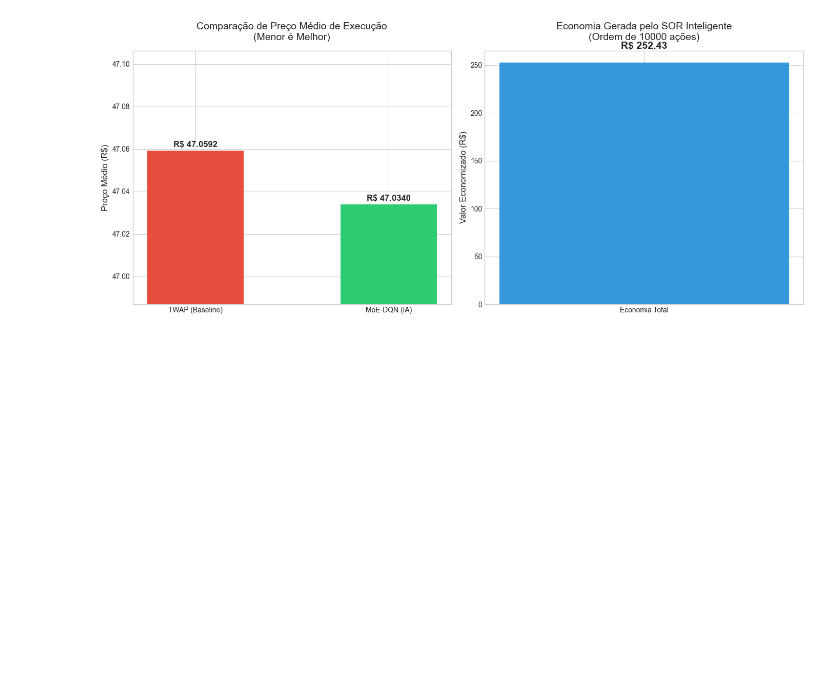
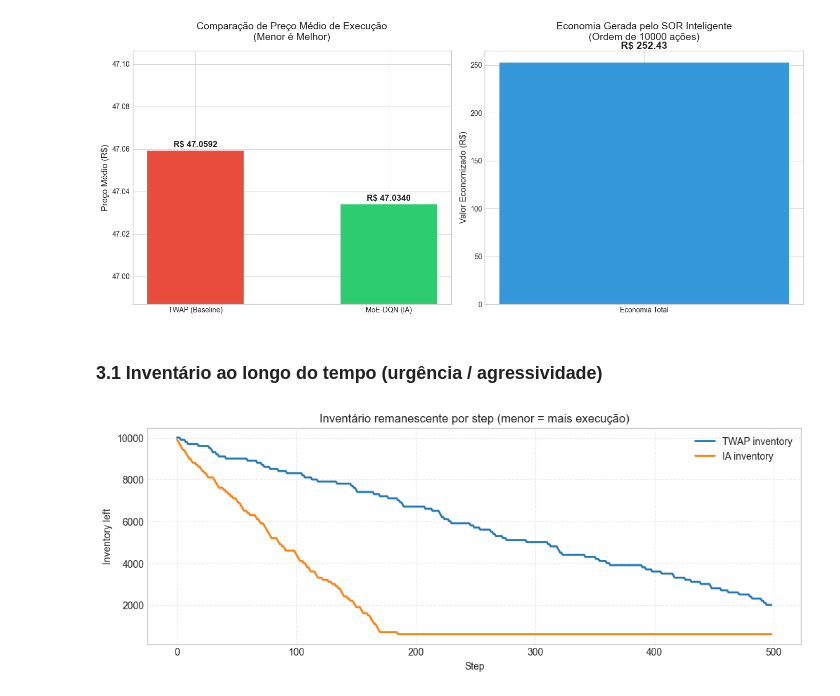
Before and after one commit to tuerepinto/tcc-sor-dql-moe, a Jupyter notebook: notebooks/03_avaliacao_baselines.ipynb, the cells around one changed output. Cells and saved outputs as stored; diff of their text form; code cells hidden in the pictures; blank space fills up the shorter version.

```diff
--- a/notebooks/03_avaliacao_baselines.ipynb
+++ b/notebooks/03_avaliacao_baselines.ipynb
@@ -112,0 +206,9 @@ IA   -> avg_price: R$ 47.0340 | vol: 9400 | steps: 499 | rejects: 91
+# %%
+log_twap = run_and_log_twap(env_twap)
+log_ia   = run_and_log_agent(env_ia, agente_treinado)
+
+env = type("EnvProxy", (), {"total_inventory": TOTAL_ORDER})()
+stats_twap = summarize_log(log_twap)
+stats_ia   = summarize_log(log_ia)
+
+stats_twap, stats_ia
@@ -185,3 +320,19 @@ plt.tight_layout()
 plt.show()
 # %% [output]
 [figure]
+# %% [markdown]
+### 3.1 Inventário ao longo do tempo (urgência / agressividade)
+# %%
+import matplotlib.pyplot as plt
+
+plt.figure(figsize=(12,4))
+plt.plot(log_twap["step"], log_twap["inventory_left"], label="TWAP inventory", linewidth=2)
+plt.plot(log_ia["step"], log_ia["inventory_left"], label="IA inventory", linewidth=2)
+plt.title("Inventário remanescente por step (menor = mais execução)")
+plt.xlabel("Step")
+plt.ylabel("Inventory left")
+plt.grid(True, linestyle="--", alpha=0.4)
+plt.legend()
+plt.show()
+# %% [output]
+[figure, added]
```
Also changed, not shown: parts of 14 cells of this notebook, 2 other files.
